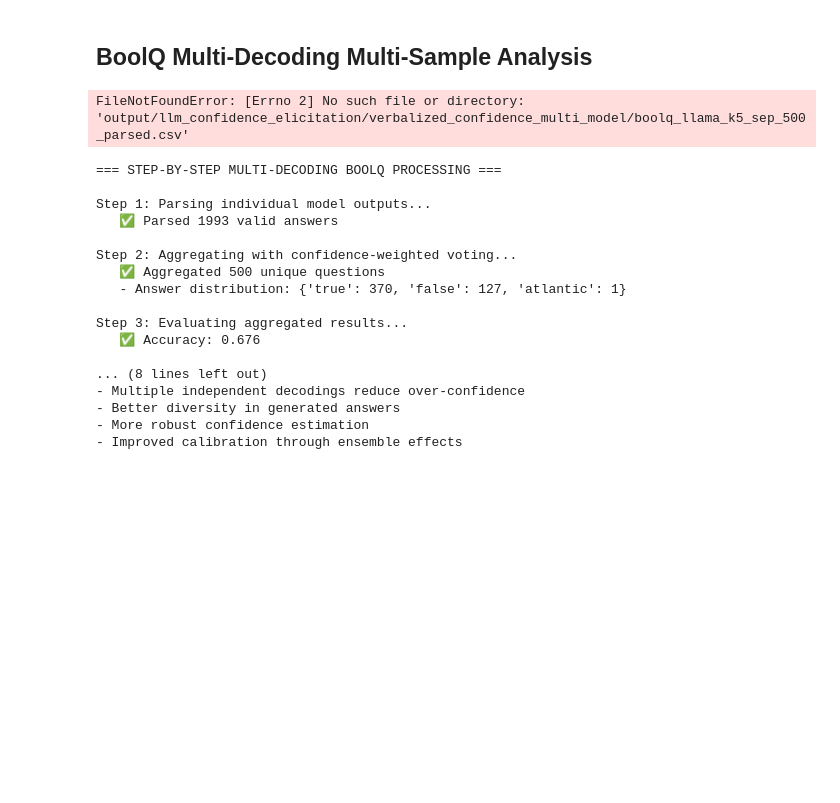
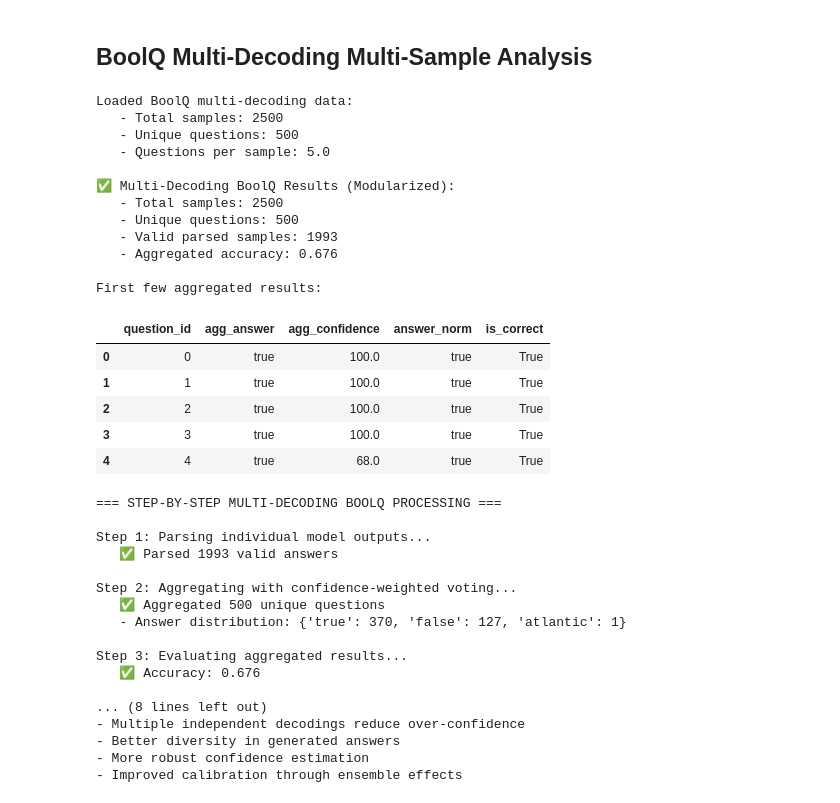
Before and after one commit to christian-hobelsberger/LLMUncertainty, a Jupyter notebook: analyze_confidence_output.ipynb, the cells around one changed output. Drawn from its saved outputs; the diff is of its cells as text; code cells hidden in the pictures; blank space fills up the shorter version.

```diff
--- a/analyze_confidence_output.ipynb
+++ b/analyze_confidence_output.ipynb
@@ -2040,33 +2040,50 @@ The datasets analyzed are:
 # %%
 import pandas as pd
 from parsing_and_evaluation import parse_aggregate_evaluate_boolq_multi, parse_and_evaluate_boolq_multi, aggregate_confidence_boolq, evaluate_boolq_aggregated, normalize_boolq_multi
 
 # ───────────────────────────────
 # 0. Load Multi-Decoding Data
 # ───────────────────────────────
-df_boolq_multi_decoding = pd.read_csv("output/llm_confidence_elicitation/verbalized_confidence_multi_model/boolq_llama_k5_sep_500_parsed.csv")
+df_boolq_multi_decoding = pd.read_csv("output/llm_confidence_elicitation/verbalized_confidence_multi_model/boolq_llama_k5_sep_500.csv")
 
 print(f"Loaded BoolQ multi-decoding data:")
 print(f"   - Total samples: {len(df_boolq_multi_decoding)}")
 print(f"   - Unique questions: {df_boolq_multi_decoding['question_id'].nunique()}")
 print(f"   - Questions per sample: {len(df_boolq_multi_decoding) / df_boolq_multi_decoding['question_id'].nunique():.1f}")
 
 # ───────────────────────────────
 # Complete Pipeline: Parse, Aggregate, and Evaluate
 # ───────────────────────────────
 df_parsed_boolq_multi_dec, df_agg_boolq_multi_dec, eval_df_boolq_multi_dec, acc_boolq_multi_dec = parse_aggregate_evaluate_boolq_multi(df_boolq_multi_decoding, group_col="question_id")
 
 print(f"\n✅ Multi-Decoding BoolQ Results (Modularized):")
 print(f"   - Total samples: {len(df_boolq_multi_decoding)}")
 print(f"   - Unique questions: {df_boolq_multi_decoding['question_id'].nunique()}")
 print(f"   - Valid parsed samples: {df_parsed_boolq_multi_dec['parsed_answer'].notna().sum()}")
 print(f"   - Aggregated accuracy: {acc_boolq_multi_dec:.3f}")
 
 # Show first few results
 print(f"\nFirst few aggregated results:")
 display(eval_df_boolq_multi_dec[['question_id', 'agg_answer', 'agg_confidence', 'answer_norm', 'is_correct']].head())
 # %% [output]
-FileNotFoundError: [Errno 2] No such file or directory: 'output/llm_confidence_elicitation/verbalized_confidence_multi_model/boolq_llama_k5_sep_500_parsed.csv'
+Loaded BoolQ multi-decoding data:
+   - Total samples: 2500
+   - Unique questions: 500
+   - Questions per sample: 5.0
+
+✅ Multi-Decoding BoolQ Results (Modularized):
+   - Total samples: 2500
+   - Unique questions: 500
+   - Valid parsed samples: 1993
+   - Aggregated accuracy: 0.676
+
+First few aggregated results:
+|  | question_id | agg_answer | agg_confidence | answer_norm | is_correct |
+| 0 | 0 | true | 100.0 | true | True |
+| 1 | 1 | true | 100.0 | true | True |
+| 2 | 2 | true | 100.0 | true | True |
+| 3 | 3 | true | 100.0 | true | True |
+| 4 | 4 | true | 68.0 | true | True |
 # %%
 # Alternative: Step-by-step usage of modularized functions
 print("=== STEP-BY-STEP MULTI-DECODING BOOLQ PROCESSING ===")
```
Also changed, not shown: parts of 1 cell of this notebook, 1 other file.
